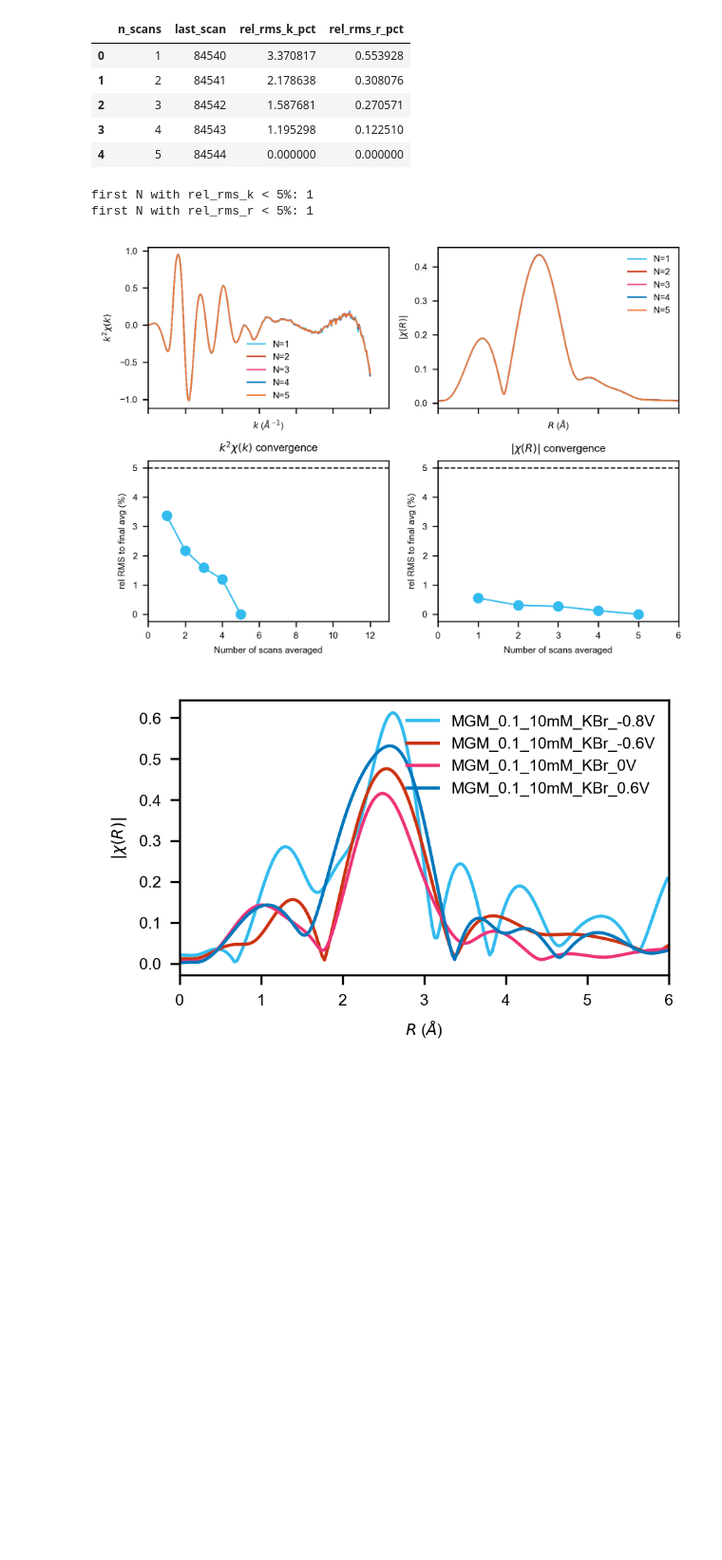
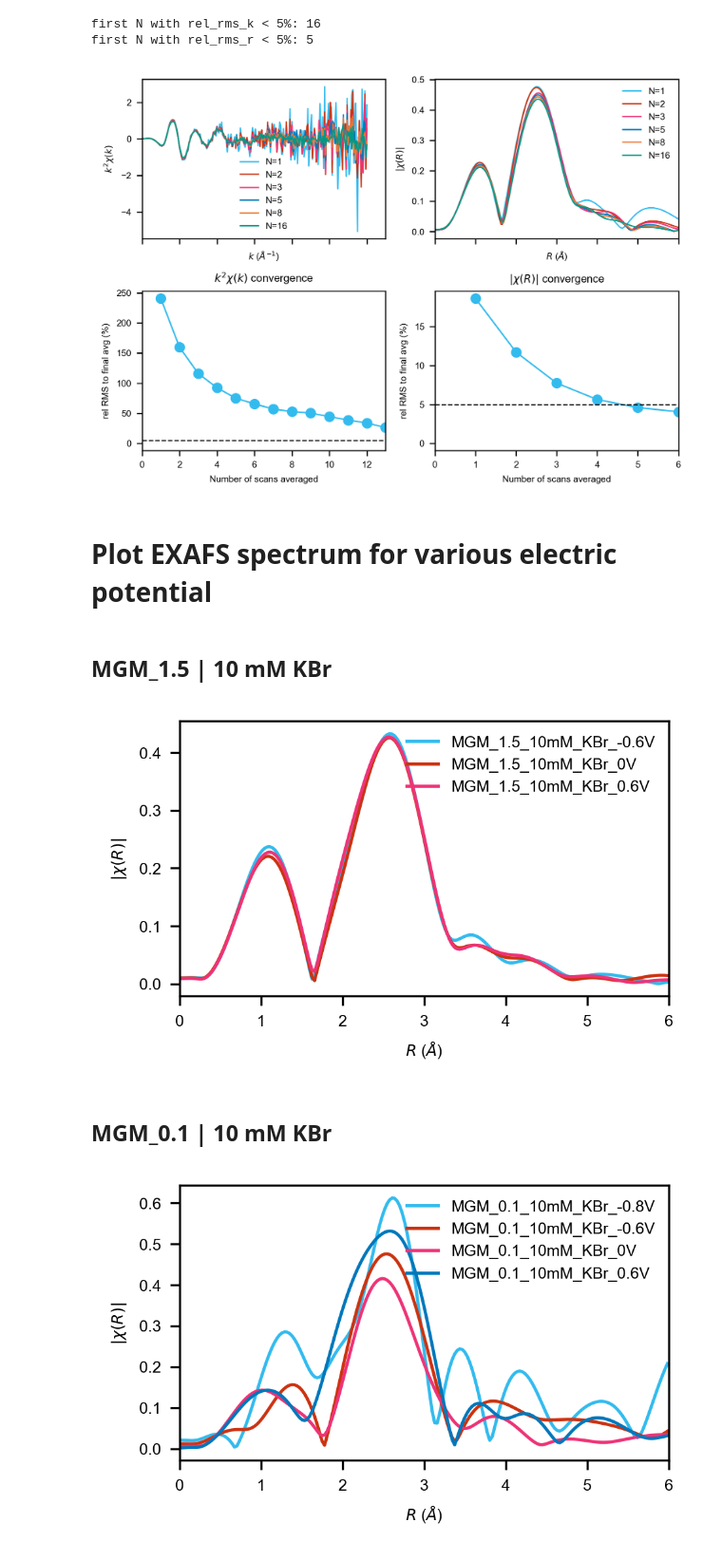
Before and after one commit to lingzhic/XAS_analysis, a Jupyter notebook: process_data.ipynb, the cells around one changed output. Shown at 95% size. Drawn from its saved outputs; the diff is of its cells as text; code cells hidden in the pictures; blank space fills up the shorter version.

```diff
--- a/process_data.ipynb
+++ b/process_data.ipynb
@@ -459,7 +406,4 @@ plt.show()
 # %%
-from larch import Group
-from larch.xafs import xftf
-
 scan_order = list(available_scan_nums)
 common_k = exafs_scans[scan_order[0]]['k']
 
@@ -516,7 +460,7 @@ for result in cumulative_results:
     })
 
 convergence_df = pd.DataFrame(convergence_rows)
-display(convergence_df)
+# display(convergence_df)
 
 k_threshold = next((int(row['n_scans']) for _, row in convergence_df.iterrows() if row['rel_rms_k_pct'] < 5), None)
 r_threshold = next((int(row['n_scans']) for _, row in convergence_df.iterrows() if row['rel_rms_r_pct'] < 5), None)
@@ -561,13 +505,9 @@ axes[1, 1].set_title(r'$|\chi(R)|$ convergence')
 plt.tight_layout()
 plt.show()
 # %% [output]
-|  | n_scans | last_scan | rel_rms_k_pct | rel_rms_r_pct |
-| 0 | 1 | 84540 | 3.370817 | 0.553928 |
-| 1 | 2 | 84541 | 2.178638 | 0.308076 |
-| 2 | 3 | 84542 | 1.587681 | 0.270571 |
-| 3 | 4 | 84543 | 1.195298 | 0.122510 |
-| 4 | 5 | 84544 | 0.000000 | 0.000000 |
-first N with rel_rms_k < 5%: 1
-first N with rel_rms_r < 5%: 1
+first N with rel_rms_k < 5%: 16
+first N with rel_rms_r < 5%: 5
-[figure, old version]
+[figure, new version]
+# %% [markdown]
+# Plot EXAFS spectrum for various electric potential
 # %%
@@ -672,6 +611,28 @@ def average_exafs_scans_in_range(range_start, range_stop, label, ax):
     # plt.show()
 
     return averaged_xir_data['r'], averaged_xir_data['chir_mag']
+# %% [markdown]
+## MGM_1.5 | 10 mM KBr
+# %%
+plt_groups = []
+range_group = {
+            #    "MGM_1.5_10mM_KBr_-0.8V":(84985, 84998),
+               "MGM_1.5_10mM_KBr_-0.6V":(85028, 85044),
+               "MGM_1.5_10mM_KBr_0V":(84961, 84975),
+               "MGM_1.5_10mM_KBr_0.6V":(84938, 84950),
+               }
+fig, ax = plt.subplots(figsize=(8*cm, 5*cm))
+for label, num_range in range_group.items():
+    r, chir_mag = average_exafs_scans_in_range(*num_range, label=label, ax=ax)
+    plt_groups.append((r, chir_mag))
+
+plt.legend(frameon=False)
+plt.tight_layout()
+plt.show()
+# %% [output]
+[figure, added]
+# %% [markdown]
+## MGM_0.1 | 10 mM KBr
 # %%
 plt_groups = []
 range_group = {"MGM_0.1_10mM_KBr_-0.8V":(84560, 84565),
```
Also changed, not shown: parts of 14 cells of this notebook, 2 other files.
